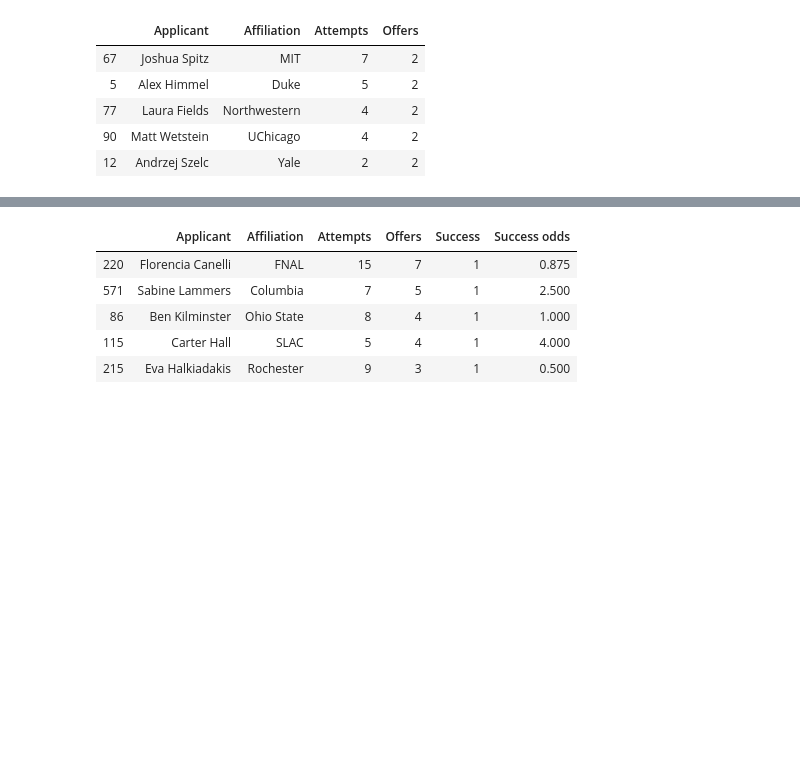
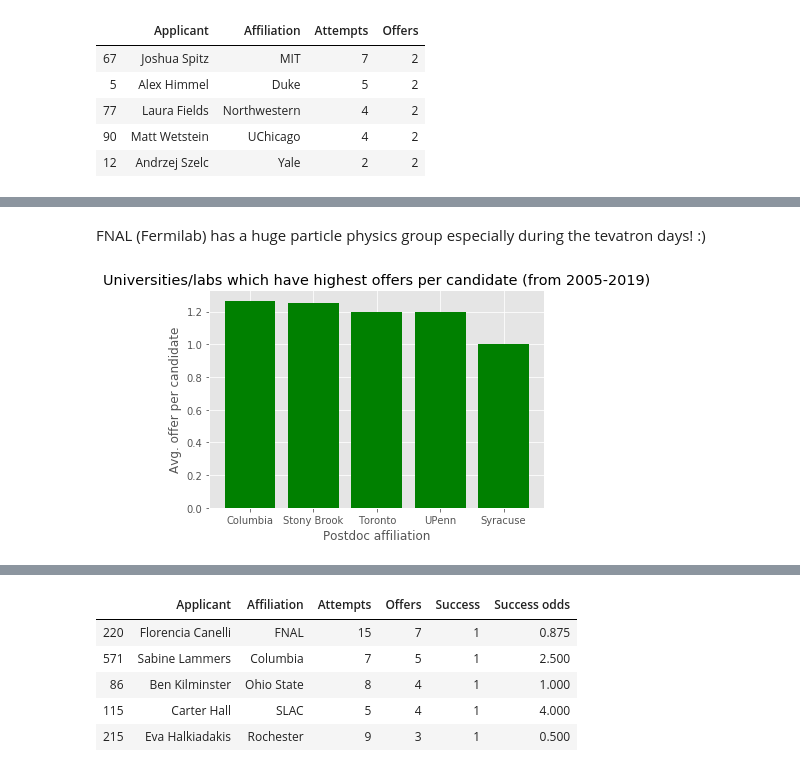
Before and after one commit to sen-sourav/hepexjobPostdocAffiliation, a Jupyter notebook: PostdocAffiliationSuccessCorrelation.ipynb, the cells around one changed output, grey strips where cells are left out. Saved outputs shown, nothing was run; the diff lists cells and outputs as text; code cells hidden in the pictures; blank space fills up the shorter version.

```diff
--- a/PostdocAffiliationSuccessCorrelation.ipynb
+++ b/PostdocAffiliationSuccessCorrelation.ipynb
@@ -292,0 +317,16 @@ Are there some good/bad postdocs who skew their affiliation's (university's) suc
+# %% [markdown]
+FNAL (Fermilab) has a huge particle physics group especially during the tevatron days! :)
+# %%
+plt.style.use('ggplot')
+x_pos = [i for i, _ in enumerate(UniversityTableAllYears['Affiliation'].iloc[:5])]
+
+plt.bar(x_pos, UniversityTableAllYears['Offers/candidate'].iloc[:5], color='green')
+plt.xlabel("Postdoc affiliation")
+plt.ylabel("Avg. offer per candidate")
+plt.title("Universities/labs which have highest offers per candidate (from 2005-2019)")
+
+plt.xticks(x_pos, UniversityTableAllYears['Affiliation'].iloc[:5])
+
+plt.show()
+# %% [output]
+[figure, added]
```
Also changed, not shown: parts of 105 cells of this notebook.
